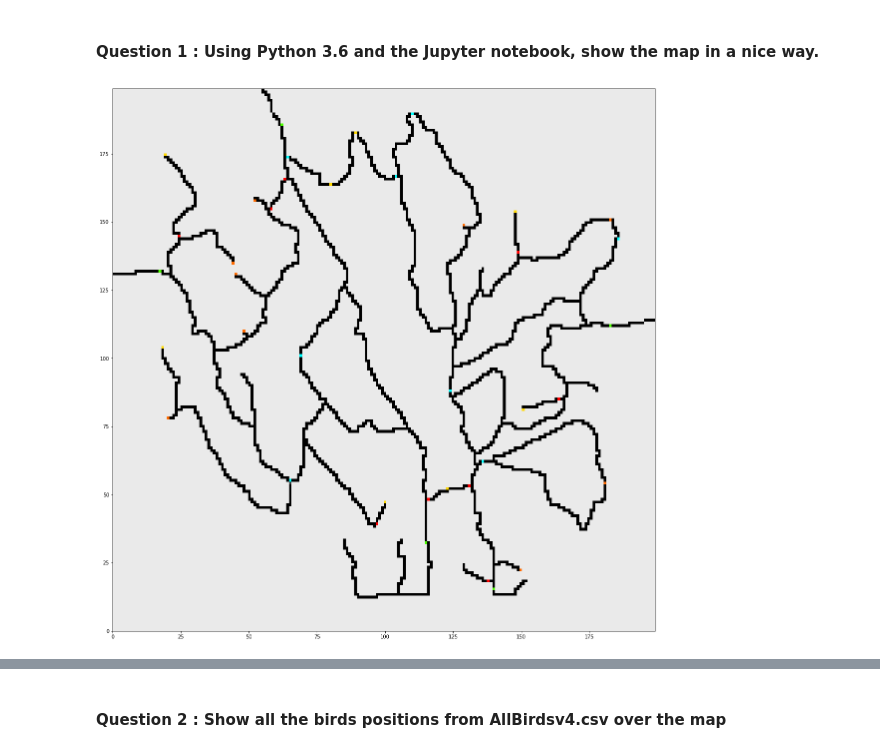
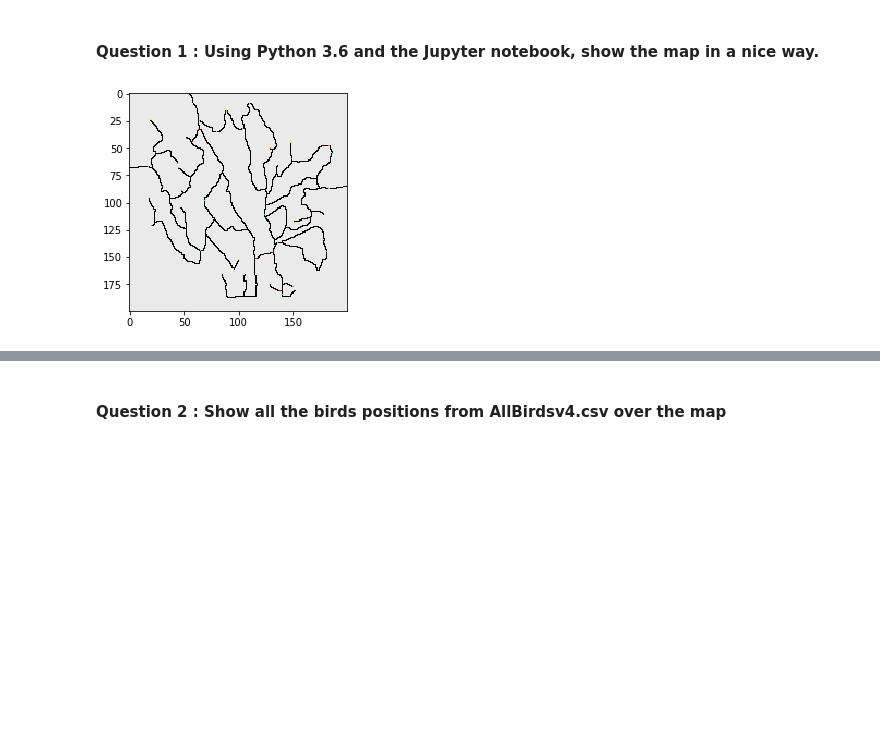
Before and after one commit to salma-jeridi/Vast-Challenge-2018, a Jupyter notebook: ASSIGNMENT-1-DATAVISUALISATION.ipynb, the cells around one changed output, grey strips where cells are left out. Cells and saved outputs as stored; diff of their text form; code cells hidden in the pictures; blank space fills up the shorter version.

```diff
--- a/ASSIGNMENT-1-DATAVISUALISATION.ipynb
+++ b/ASSIGNMENT-1-DATAVISUALISATION.ipynb
@@ -37,9 +37,9 @@ bird_names = pd.unique(data.English_name)
 # %% [markdown]
 #### Question 1 : Using Python 3.6 and the Jupyter notebook, show the map in a nice way.
 # %%
-plt.figure(figsize = (20,20))
+plt.figure()
 image= misc.imread(os.path.join('','Lekagul Roadways 2018.bmp'), flatten= 0)
-plt.imshow(image, extent=(0,199,0,199))
+plt.imshow(image)
 plt.show()
 # %% [output]
-[figure, old version]
+[figure, new version]
```
Also changed, not shown: parts of 5 cells of this notebook.
